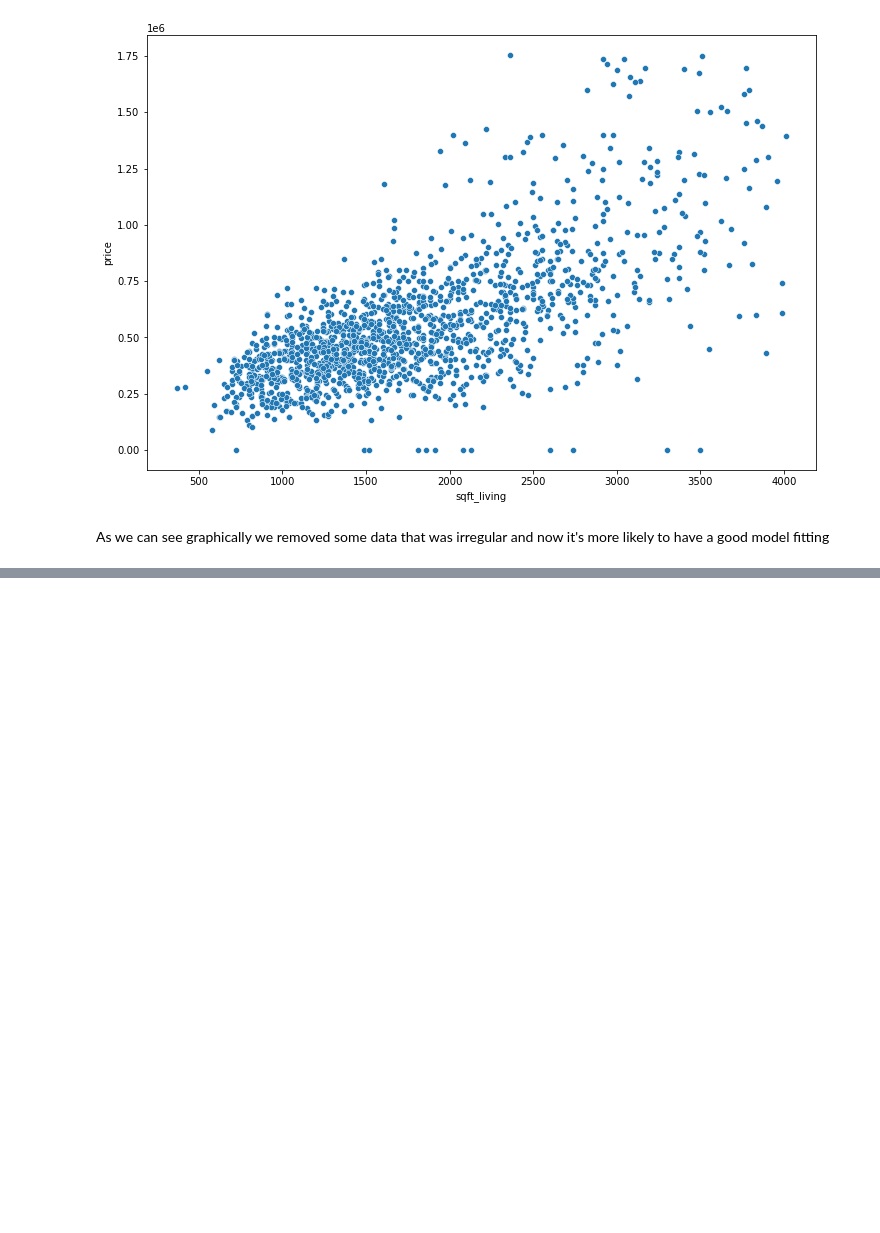
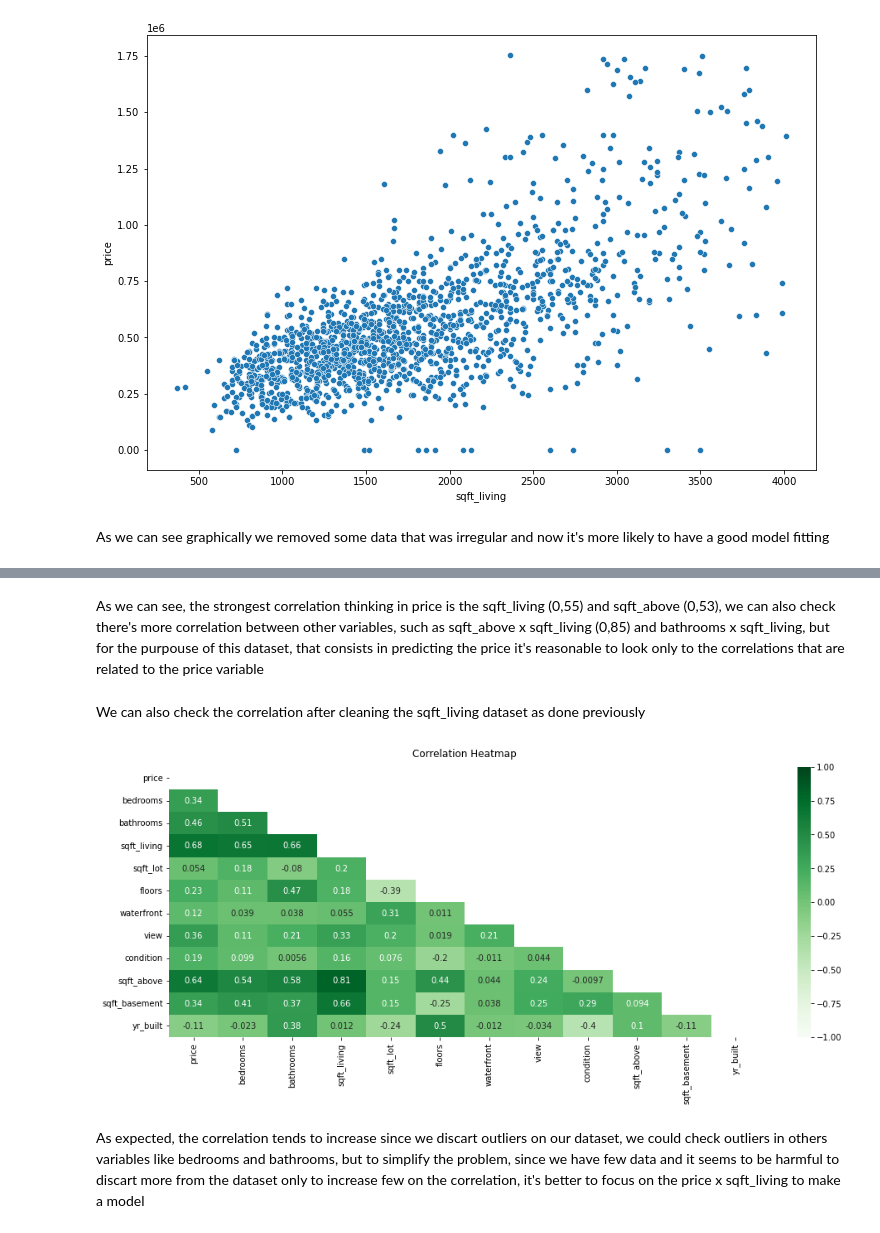
Before and after one commit to JGsouzaa/datascience, a Jupyter notebook: HousePrice_predict/Untitled.ipynb, the cells around one changed output, grey strips where cells are left out. Saved outputs shown, nothing was run; the diff lists cells and outputs as text; code cells hidden in the pictures; blank space fills up the shorter version.

```diff
--- a/HousePrice_predict/Untitled.ipynb
+++ b/HousePrice_predict/Untitled.ipynb
@@ -135,0 +152,16 @@ As we can see graphically we removed some data that was irregular and now it's m
+# %% [markdown]
+As we can see, the strongest correlation thinking in price is the sqft_living (0,55) and sqft_above (0,53), we can also check there's more correlation between other variables, such as sqft_above x sqft_living (0,85) and bathrooms x sqft_living, but for the purpouse of this dataset, that consists in predicting the price it's reasonable to look only to the correlations that are related to the price variable
+# %% [markdown]
+We can also check the correlation after cleaning the sqft_living dataset as done previously
+# %%
+df_columns = df_seattle_clean.columns.values
+corr = df_seattle_clean.corr()
+
+maks = np.triu(np.ones_like(corr,dtype=bool))
+plt.figure(figsize=(16, 6))
+heatmap = sb.heatmap(corr, vmin=-1, vmax=1, annot=True, cmap="Greens", mask=mask)
+heatmap.set_title('Correlation Heatmap', fontdict={'fontsize':12}, pad=12);
+# %% [output]
+[figure, added]
+# %% [markdown]
+As expected, the correlation tends to increase since we discart outliers on our dataset, we could check outliers in others variables like bedrooms and bathrooms, but to simplify the problem, since we have few data and it seems to be harmful to discart more from the dataset only to increase few on the correlation, it's better to focus on the price x sqft_living to make a model
```
Also changed, not shown: parts of 4 cells of this notebook.
